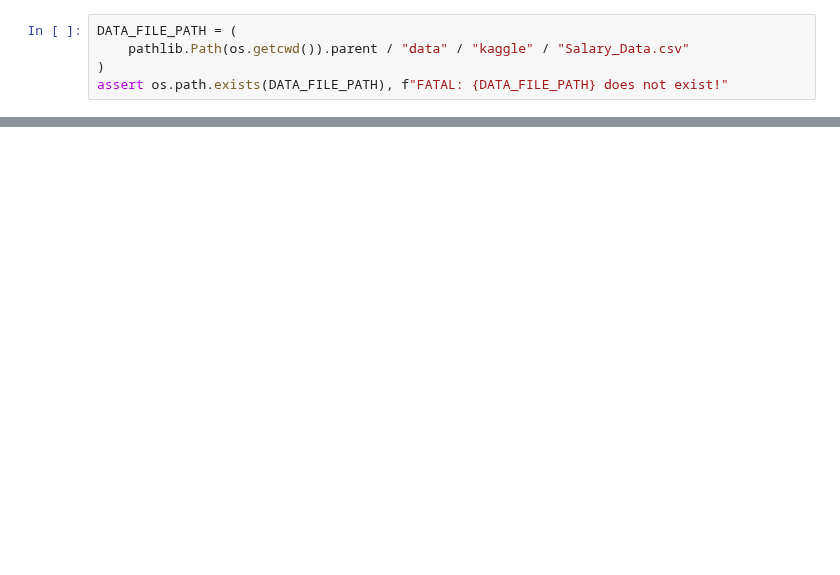
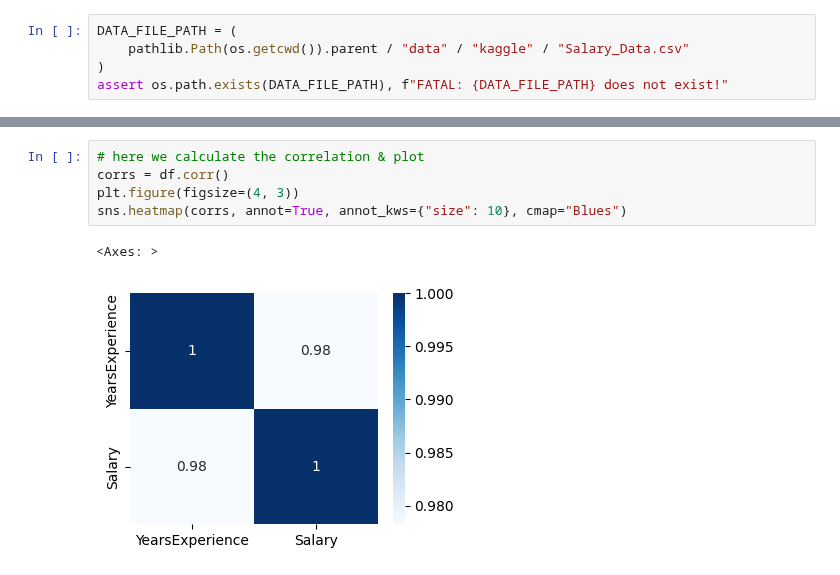
Before and after one commit to mjbhobe/DataScienceWithPython, a Jupyter notebook: DataScienceRevealed-Nokeri/ch01/regression1.ipynb, the cells around one changed output, grey strips where cells are left out. Cells and saved outputs as stored; diff of their text form; blank space fills up the shorter version.

```diff
--- a/DataScienceRevealed-Nokeri/ch01/regression1.ipynb
+++ b/DataScienceRevealed-Nokeri/ch01/regression1.ipynb
@@ -303,0 +122,8 @@ plt.show()
+# %%
+# here we calculate the correlation & plot
+corrs = df.corr()
+plt.figure(figsize=(4, 3))
+sns.heatmap(corrs, annot=True, annot_kws={"size": 10}, cmap="Blues")
+# %% [output]
+<Axes: >
+[figure, added]
```
Also changed, not shown: parts of 78 cells of this notebook, 3 other files.
